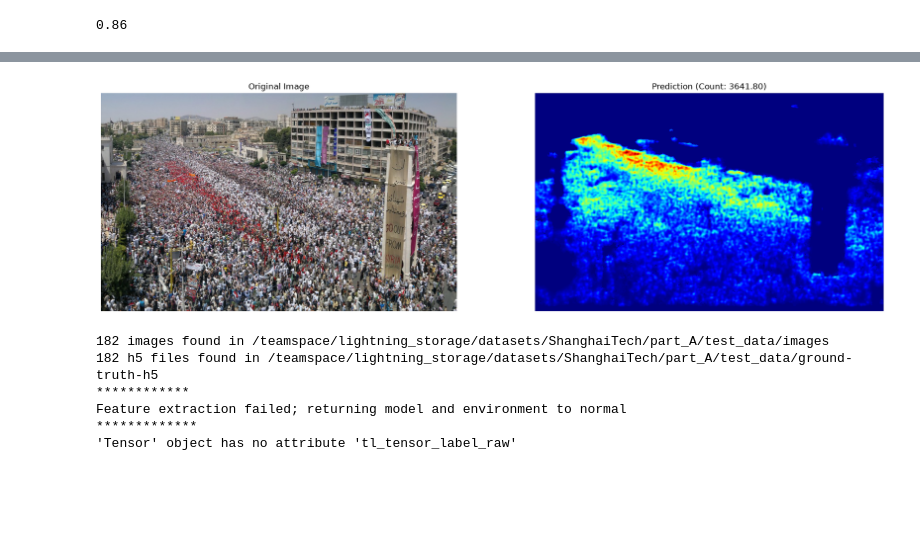
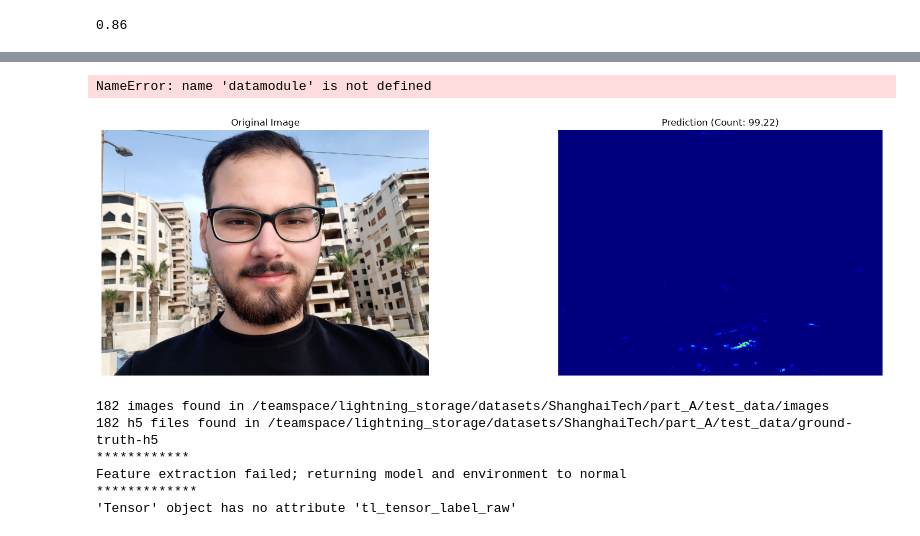
Before and after one commit to Karam-Antar/crowd_counting, a Jupyter notebook: notebooks/train.ipynb, the cells around one changed output, grey strips where cells are left out. Saved outputs shown, nothing was run; the diff lists cells and outputs as text; code cells hidden in the pictures; blank space fills up the shorter version.

```diff
--- a/notebooks/train.ipynb
+++ b/notebooks/train.ipynb
@@ -49,17 +49,18 @@ params = BaseParams(
     # trainable_backbone=True,
     # decoder_attention_type='scse',
     backbone_weights='imagenet',
-    # unfrozen_blocks=('blocks.15', 'blocks.14', 'blocks.13', 'blocks.12', 'blocks.11', 'blocks.10', 'blocks.9', 'blocks.8'),
+    # unfrozen_blocks=('blocks.15',),
     crop_size=384,
     batch_size=16,
+    val_batch_size=1,
     decoder_out_channels=32,
     loss_function='mask_mse_ssim',
-    ssim_weight=0.93,
-    mask_loss_weight=1,
-    seg_threshold=0.8,
+    ssim_weight=0.18,
+    mask_loss_weight=0.7,
+    seg_threshold=0.875,
     # aug_factor=0.18,
     # num_ops=4,
-    epochs=70,
+    epochs=60,
     # l2_reg=0.0009,
     lr=0.00065,
     lr_schedule='clipped_exp',
@@ -135,3 +150,11 @@ Created version '60' of model 'crowd_counting'.
 payload.model.model.threshold
 # %% [output]
 0.86
+# %%
+
+from src.core.exported_model import ExportedModel
+model = ExportedModel(payload.model.model)
+params.val_batch_size = 1
+datamodule = CrowdDataModule(params=params)
+datamodule.setup()
+model.evaluate(datamodule.val_dataloader())
@@ -138,20 +167,30 @@ payload.model.model.threshold
+# %%
+from src.data.transform import PadToMultiple
+from src.utils import visualization as vis
+sample, target, count = helpers.get_sample_from_dm(datamodule, index=14)
+sample = PadToMultiple()(sample)[0]
+result  = model.predict(sample)
+result = (float(result[0][0]), result[1])
+vis.visualize_sample(sample, target=(count, target), pred=result, cmap='jet')
+# %% [output]
+NameError: name 'datamodule' is not defined
 # %%
 from src.core.exported_model import ExportedModel
 model = ExportedModel(payload.model)
 # params = payload.params
 from torchvision.transforms import v2
 from PIL import Image
 from src.utils import visualization as vis
 
 from src.data import transform_sample
-original_image = Image.open('/home/jl_fs/workspace/projects/crowd_counting/testing_images/input/hama_protests.jpg').convert('RGB')
+original_image = Image.open('/home/jl_fs/workspace/projects/crowd_counting/testing_images/input/linkedin_profile_picture.jpg').convert('RGB')
 image = transform_sample.preprocess(original_image, params)
 # image = np.array([original_image])
 result  = model.predict(image)
 result = (float(result[0][0]), result[1])
 vis.visualize_sample(original_image, pred=result, cmap='jet')
 # %% [output]
-[figure, old version]
+[figure, new version]
 # %%
 from src.utils import visualization as vis
 model, params = payload.model, payload.params
```
Also changed, not shown: parts of 3 cells of this notebook, 14 other files.
